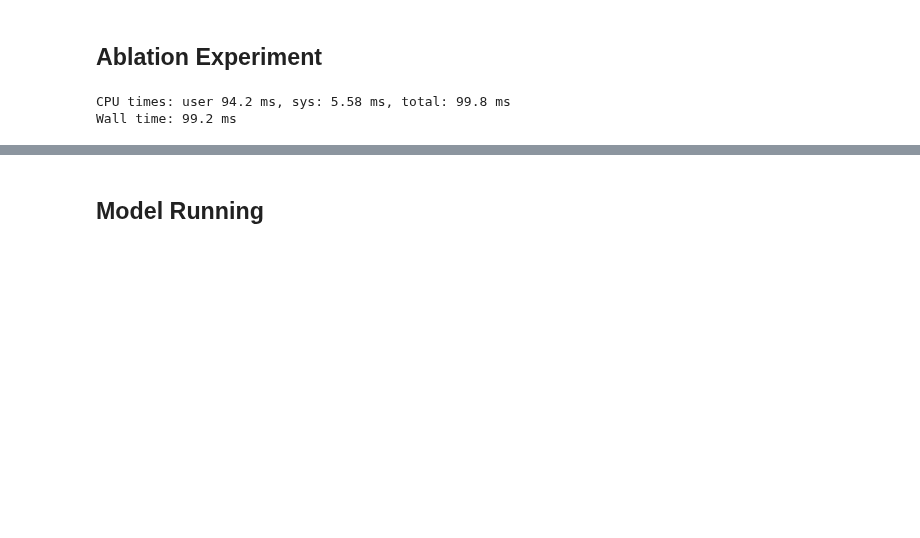
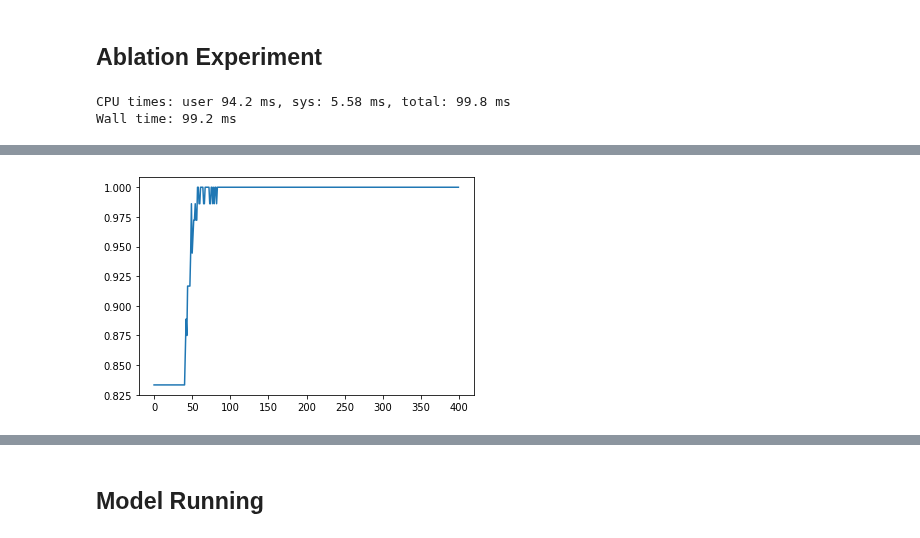
Before and after one commit to Shashi-Bhushan/python-code, a Jupyter notebook: kaggle/fitara.ipynb, the cells around one changed output, grey strips where cells are left out. Saved outputs shown, nothing was run; the diff lists cells and outputs as text; code cells hidden in the pictures; blank space fills up the shorter version.

```diff
--- a/kaggle/fitara.ipynb
+++ b/kaggle/fitara.ipynb
@@ -57,8 +56,8 @@ Using TensorFlow backend.
 ## Create Train and Test DF
 # %%
 
-#ROOT_DIR = r'/Users/shabhushan/Desktop/python/python-code/dataset/notracking/participants'
-ROOT_DIR = r'/home/shashi/Desktop/projects/python-code/dataset/notracking/participants'
+ROOT_DIR = r'/Users/shabhushan/Desktop/python/python-code/dataset/notracking/participants'
+#ROOT_DIR = r'/home/shashi/Desktop/projects/python-code/dataset/notracking/participants'
 TRAIN_LABELS = os.path.join(ROOT_DIR, r'train', r'labels', r'labels.csv')
 TRAIN_TEXT = os.path.join(ROOT_DIR, r'train', r'extracted_data', r'extract_combined.csv')
 TEST_TEXT = os.path.join(ROOT_DIR, r'test', r'extracted_data', r'extract_combined.csv')
@@ -194,16 +171,13 @@ array([[1, 0],
 # %%
 # create model
 model = Sequential()
-model.add(Dense(35, input_dim=X_train.T.toarray().shape[0]))
+model.add(Dense(35, input_dim=X_train.toarray().shape[1], activation='sigmoid'))
+model.add(Dropout(0.25))
 model.add(Dense(10, activation='sigmoid'))
 model.add(Dense(2, activation='softmax'))
 
 model.compile(loss='binary_crossentropy', optimizer='adam', metrics=['acc'])
 
 # train model
-history = model.fit(X_train.toarray(), y_t, epochs=400, batch_size=10, verbose=2)
-
-# plot metrics
-pyplot.plot(history.history['acc'])
-pyplot.show()
+history = model.fit(X_train.toarray(), to_categorical(y_train, 2), epochs=400, batch_size=10, verbose=2)#, class_weight={1:0.96, 0:0.04})
 # %% [output]
@@ -228 +201,7 @@ KeyboardInterrupt:
+# %%
+# plot metrics
+plt.plot(history.history['acc'])
+plt.show()
+# %% [output]
+[figure, added]
 # %%
```
Also changed, not shown: parts of 5 cells of this notebook.
